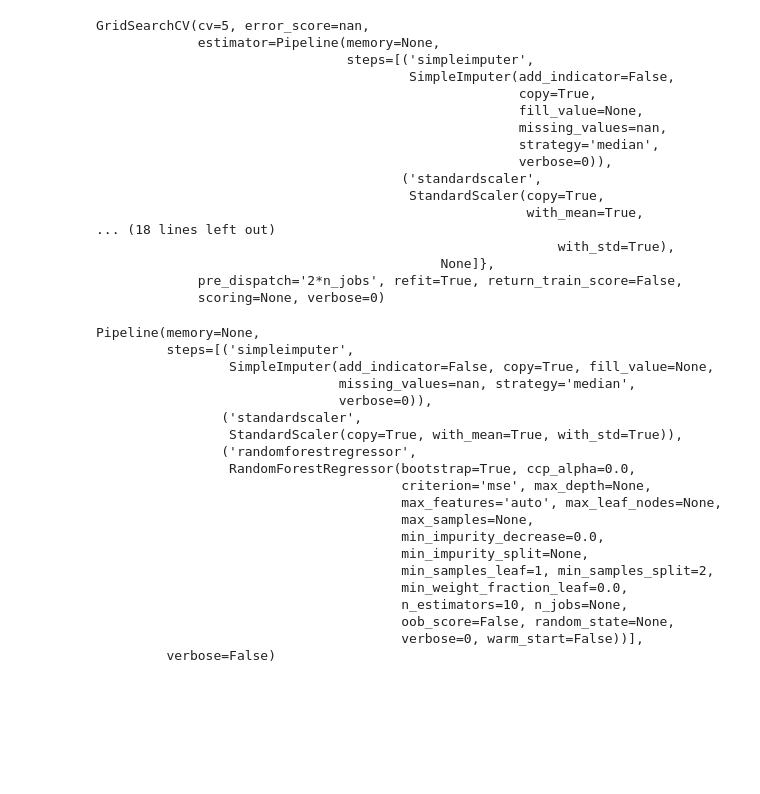
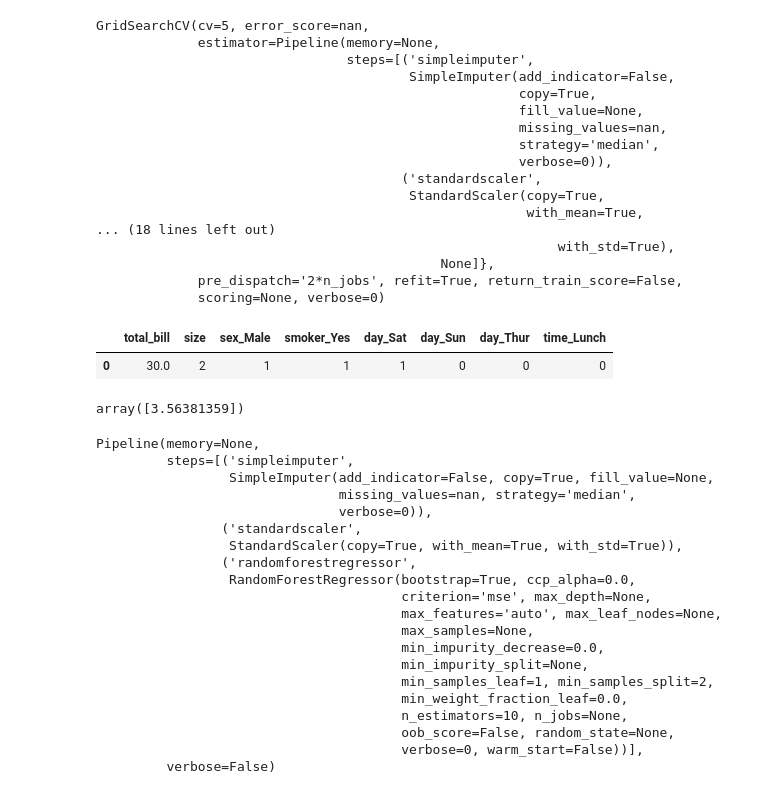
Before and after one commit to saintgau/Springboard-Projects, a Jupyter notebook: Springboard Projects/Predicting a Table's Tips/Modeling.ipynb, the cells around one changed output. Drawn from its saved outputs; the diff is of its cells as text; code cells hidden in the pictures; blank space fills up the shorter version.

```diff
--- a/Springboard Projects/Predicting a Table's Tips/Modeling.ipynb
+++ b/Springboard Projects/Predicting a Table's Tips/Modeling.ipynb
@@ -433,6 +434,24 @@ GridSearchCV(cv=5, error_score=nan,
                                             None]},
              pre_dispatch='2*n_jobs', refit=True, return_train_score=False,
              scoring=None, verbose=0)
+# %%
+new_data = pd.DataFrame.from_dict(
+    {'total_bill':[30.00],
+            'size':[2],
+            'sex_Male':[1],
+            'smoker_Yes':[1],
+            'day_Sat':[1],
+            'day_Sun':[0],
+            'day_Thur':[0],
+            'time_Lunch':[0]})
+new_data
+# %% [output]
+|  | total_bill | size | sex_Male | smoker_Yes | day_Sat | day_Sun | day_Thur | time_Lunch |
+| 0 | 30.0 | 2 | 1 | 1 | 1 | 0 | 0 | 0 |
+# %%
+rf_pipe.fit(X_train, y_train).predict(new_data)
+# %% [output]
+array([3.56381359])
 # %%
 rf_grid_cv.best_estimator_
 # %% [output]
```
Also changed, not shown: parts of 15 cells of this notebook.
